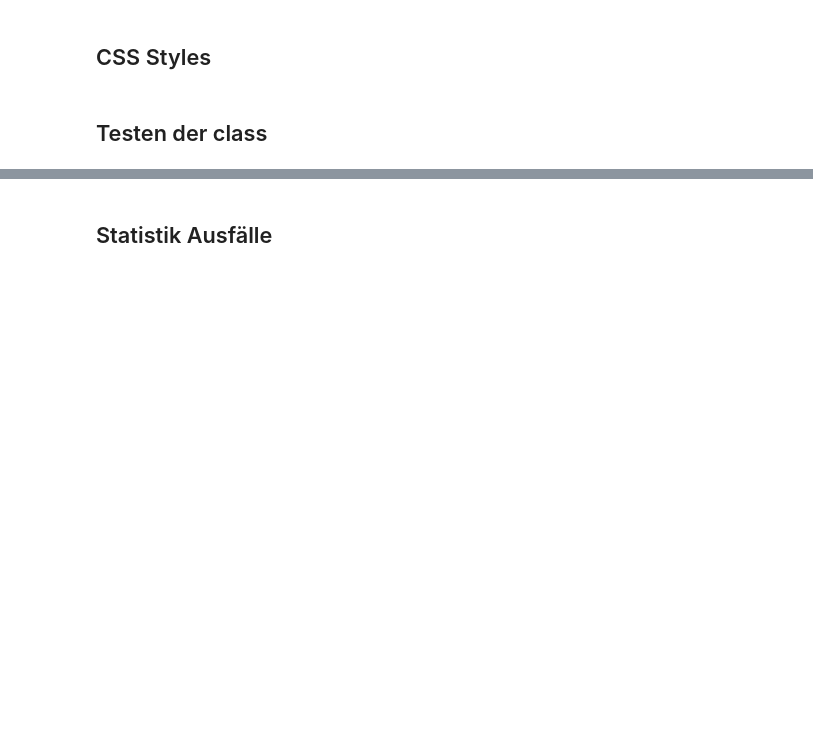
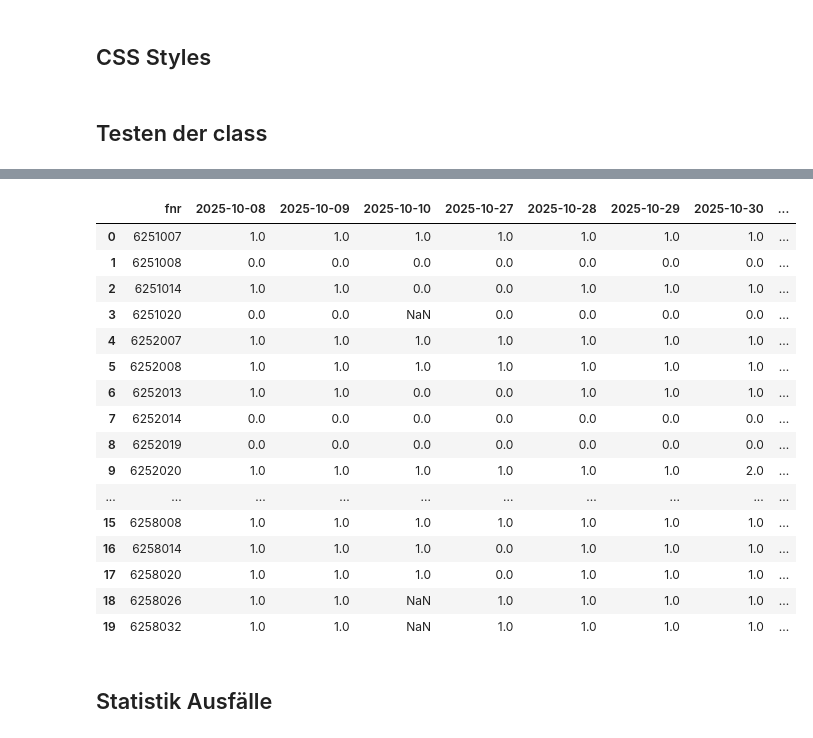
Before and after one commit to zvbn-code/rt2, a Jupyter notebook: rt_auswertung_parquet.ipynb, the cells around one changed output, grey strips where cells are left out. Saved outputs shown, nothing was run; the diff lists cells and outputs as text; code cells hidden in the pictures; blank space fills up the shorter version.

```diff
--- a/rt_auswertung_parquet.ipynb
+++ b/rt_auswertung_parquet.ipynb
@@ -110,0 +119,28 @@ rt.cursor.sql("from fahrten  limit 5")
+# %%
+df = rt.cursor.sql("""pivot (select fnr, datum::date as datum, hasRealtime from fahrten
+              where lineid_short in ('de:VBN:251','de:VBN:252','de:VBN:258')
+              and datum > (current_date - 28))
+
+              on  datum
+              using sum(hasRealtime)
+              order by fnr
+              """).df()
+df
+# %% [output]
+|  | fnr | 2025-10-08 | 2025-10-09 | 2025-10-10 | 2025-10-27 | 2025-10-28 | 2025-10-29 | 2025-10-30 | ... |
+| 0 | 6251007 | 1.0 | 1.0 | 1.0 | 1.0 | 1.0 | 1.0 | 1.0 | ... |
+| 1 | 6251008 | 0.0 | 0.0 | 0.0 | 0.0 | 0.0 | 0.0 | 0.0 | ... |
+| 2 | 6251014 | 1.0 | 1.0 | 0.0 | 0.0 | 1.0 | 1.0 | 1.0 | ... |
+| 3 | 6251020 | 0.0 | 0.0 | NaN | 0.0 | 0.0 | 0.0 | 0.0 | ... |
+| 4 | 6252007 | 1.0 | 1.0 | 1.0 | 1.0 | 1.0 | 1.0 | 1.0 | ... |
+| 5 | 6252008 | 1.0 | 1.0 | 1.0 | 1.0 | 1.0 | 1.0 | 1.0 | ... |
+| 6 | 6252013 | 1.0 | 1.0 | 0.0 | 0.0 | 1.0 | 1.0 | 1.0 | ... |
+| 7 | 6252014 | 0.0 | 0.0 | 0.0 | 0.0 | 0.0 | 0.0 | 0.0 | ... |
+| 8 | 6252019 | 0.0 | 0.0 | 0.0 | 0.0 | 0.0 | 0.0 | 0.0 | ... |
+| 9 | 6252020 | 1.0 | 1.0 | 1.0 | 1.0 | 1.0 | 1.0 | 2.0 | ... |
+| ... | ... | ... | ... | ... | ... | ... | ... | ... | ... |
+| 15 | 6258008 | 1.0 | 1.0 | 1.0 | 1.0 | 1.0 | 1.0 | 1.0 | ... |
+| 16 | 6258014 | 1.0 | 1.0 | 1.0 | 0.0 | 1.0 | 1.0 | 1.0 | ... |
+| 17 | 6258020 | 1.0 | 1.0 | 1.0 | 0.0 | 1.0 | 1.0 | 1.0 | ... |
+| 18 | 6258026 | 1.0 | 1.0 | NaN | 1.0 | 1.0 | 1.0 | 1.0 | ... |
+| 19 | 6258032 | 1.0 | 1.0 | NaN | 1.0 | 1.0 | 1.0 | 1.0 | ... |
```
Also changed, not shown: parts of 49 cells of this notebook.
